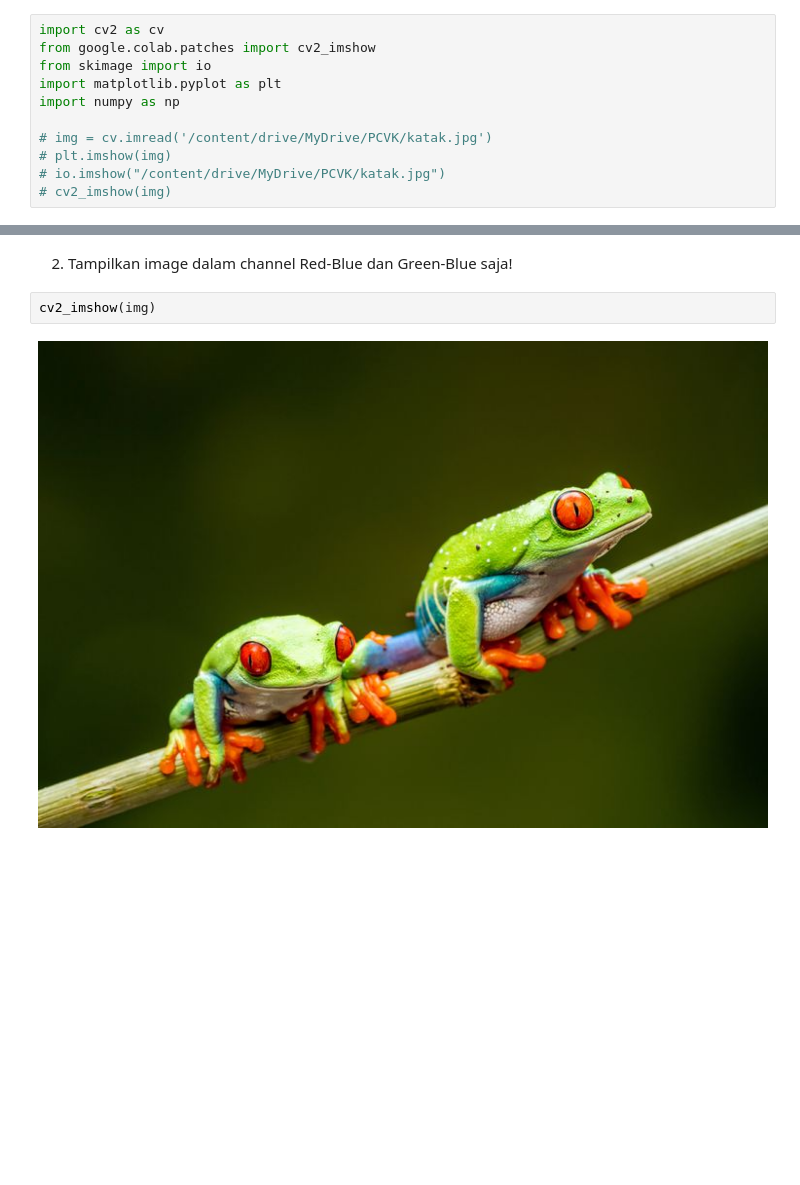
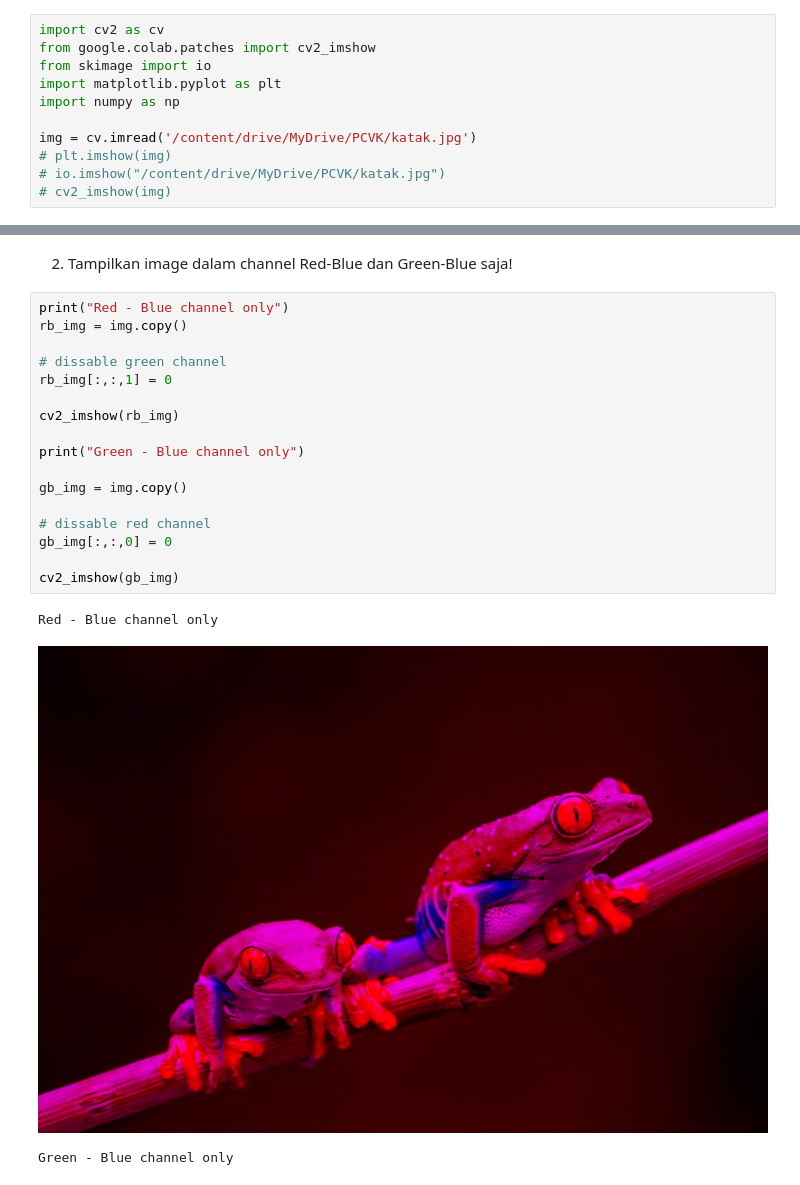
Before and after one commit to LeToyek/2141720085-pcvk-2023, a Jupyter notebook: Week02.ipynb, the cells around one changed output, grey strips where cells are left out. Cells and saved outputs as stored; diff of their text form; blank space fills up the shorter version.

```diff
--- a/Week02.ipynb
+++ b/Week02.ipynb
@@ -13,7 +13,7 @@ from skimage import io
 import matplotlib.pyplot as plt
 import numpy as np
 
-# img = cv.imread('/content/drive/MyDrive/PCVK/katak.jpg')
+img = cv.imread('/content/drive/MyDrive/PCVK/katak.jpg')
 # plt.imshow(img)
 # io.imshow("/content/drive/MyDrive/PCVK/katak.jpg")
 # cv2_imshow(img)
@@ -169,7 +166,24 @@ Jawab:
 Penggunaan figsize tidak merubah pixel, hanya memperbesar tampilan gambar
 # %% [markdown]
 2. Tampilkan image dalam channel Red-Blue dan Green-Blue saja!
-# %%
-cv2_imshow(img)
-# %% [output]
-[figure, removed]
+# %%
+print("Red - Blue channel only")
+rb_img = img.copy()
+
+# dissable green channel
+rb_img[:,:,1] = 0
+
+cv2_imshow(rb_img)
+
+print("Green - Blue channel only")
+
+gb_img = img.copy()
+
+# dissable red channel
+gb_img[:,:,0] = 0
+
+cv2_imshow(gb_img)
+# %% [output]
+Red - Blue channel only
+[figure, added]
+Green - Blue channel only
```
Also changed, not shown: parts of 18 cells of this notebook.
